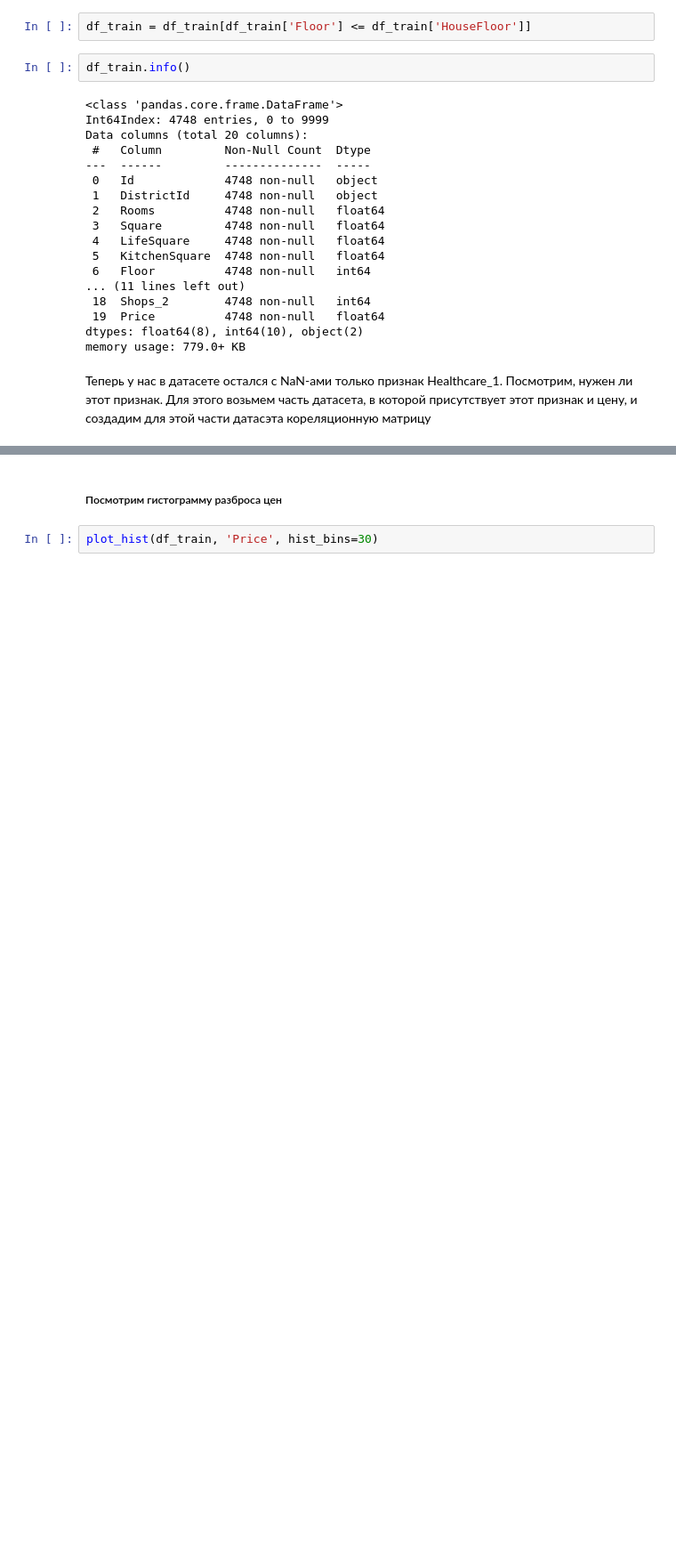
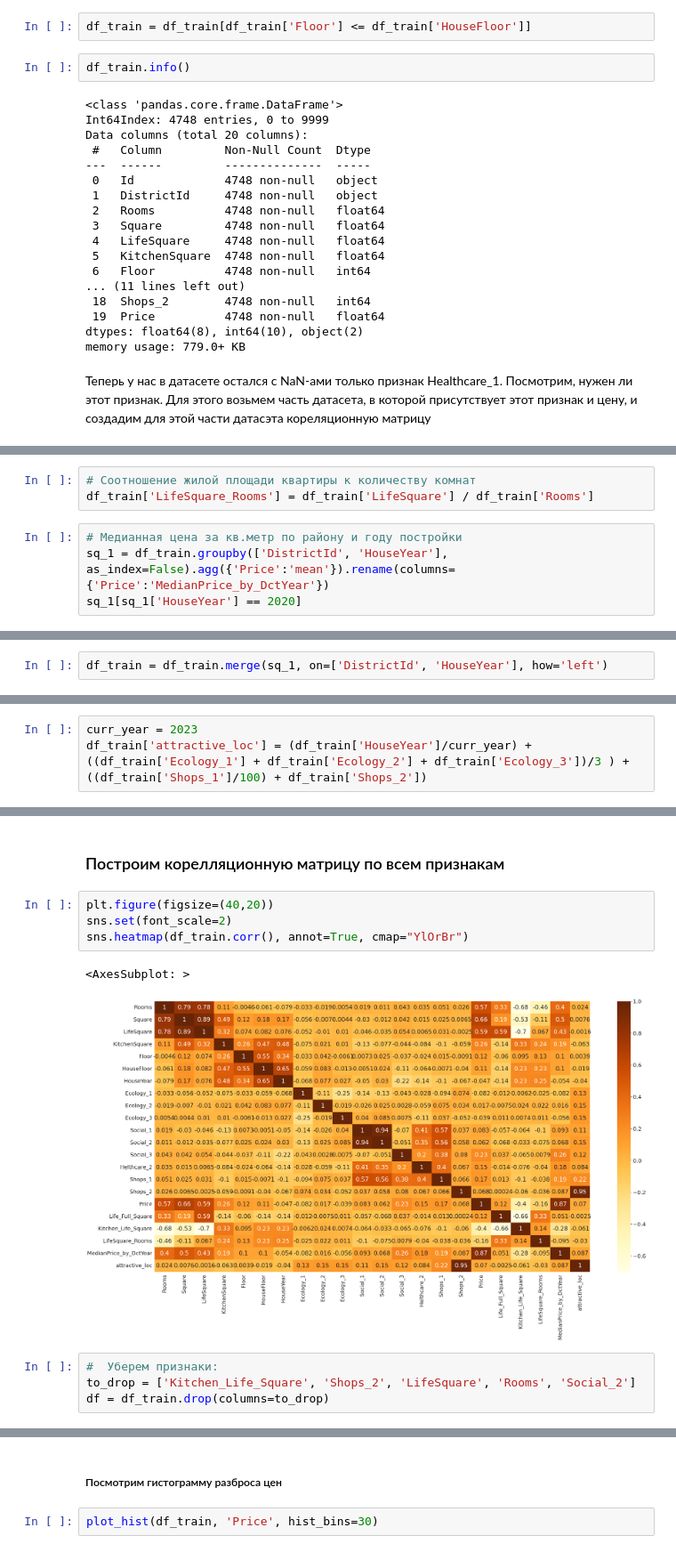
Before and after one commit to nickogee/gb_Python_for_DS, a Jupyter notebook: Course_project/Project.ipynb, the cells around one changed output, grey strips where cells are left out. Shown at 89% size. Cells and saved outputs as stored; diff of their text form; blank space fills up the shorter version.

```diff
--- a/Course_project/Project.ipynb
+++ b/Course_project/Project.ipynb
@@ -301,0 +353,7 @@ sns.heatmap(df_train_H1.corr(), annot=True)
+# %%
+# Соотношение жилой площади квартиры к количеству комнат
+df_train['LifeSquare_Rooms'] = df_train['LifeSquare'] / df_train['Rooms']
+# %%
+# Медианная цена за кв.метр по району и году постройки
+sq_1 = df_train.groupby(['DistrictId', 'HouseYear'], as_index=False).agg({'Price':'mean'}).rename(columns={'Price':'MedianPrice_by_DctYear'})
+sq_1[sq_1['HouseYear'] == 2020]
@@ -301,0 +366,2 @@ sns.heatmap(df_train_H1.corr(), annot=True)
+# %%
+df_train = df_train.merge(sq_1, on=['DistrictId', 'HouseYear'], how='left')
@@ -301,0 +370,3 @@ sns.heatmap(df_train_H1.corr(), annot=True)
+# %%
+curr_year = 2023
+df_train['attractive_loc'] = (df_train['HouseYear']/curr_year) + ((df_train['Ecology_1'] + df_train['Ecology_2'] + df_train['Ecology_3'])/3 ) + ((df_train['Shops_1']/100) + df_train['Shops_2'])
@@ -301,0 +386,13 @@ sns.heatmap(df_train_H1.corr(), annot=True)
+# %% [markdown]
+### Построим корелляционную матрицу по всем признакам
+# %%
+plt.figure(figsize=(40,20))
+sns.set(font_scale=2)
+sns.heatmap(df_train.corr(), annot=True, cmap="YlOrBr")
+# %% [output]
+<AxesSubplot: >
+[figure, added]
+# %%
+#  Уберем признаки:
+to_drop = ['Kitchen_Life_Square', 'Shops_2', 'LifeSquare', 'Rooms', 'Social_2']
+df = df_train.drop(columns=to_drop)
```
Also changed, not shown: parts of 16 cells of this notebook.
